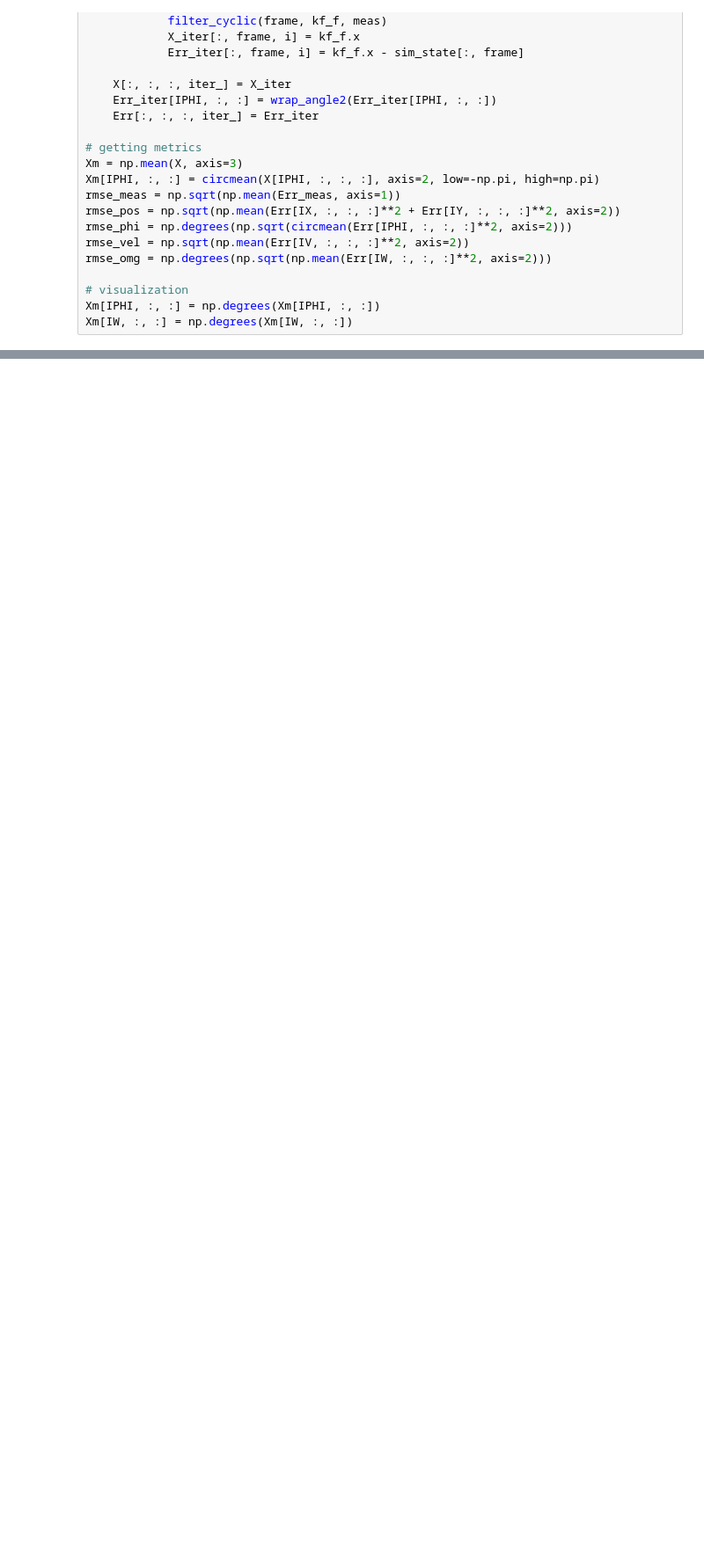
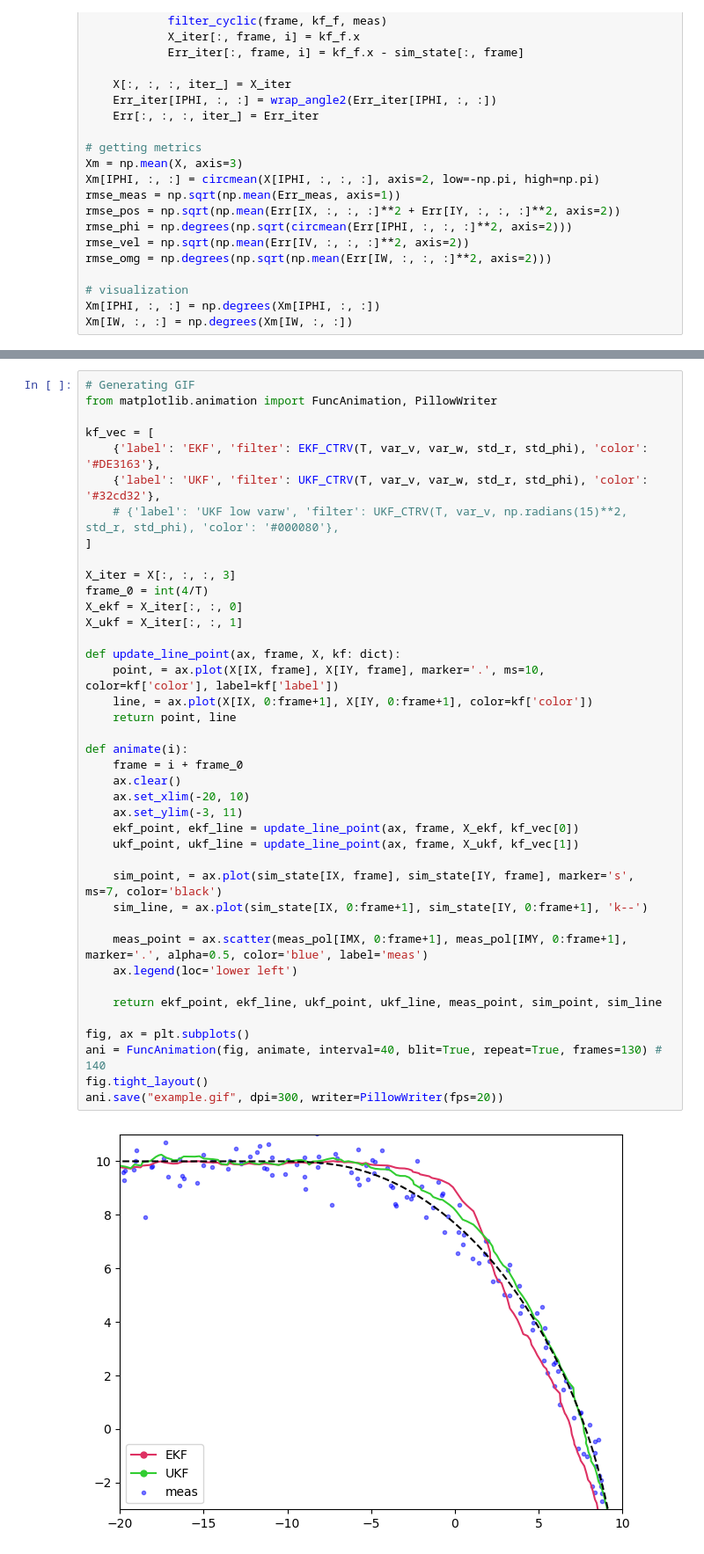
Before and after one commit to trujilloRJ/kf_sandbox, a Jupyter notebook: ekf_vs_ukf.ipynb, the cells around one changed output, grey strips where cells are left out. Shown: that part at 88% size. Saved outputs shown, nothing was run; the diff lists cells and outputs as text; blank space fills up the shorter version.

Commit message:
added example GIF

```diff
--- a/ekf_vs_ukf.ipynb
+++ b/ekf_vs_ukf.ipynb
@@ -177 +177,43 @@ fig_state.update_layout(
 fig_state.write_html("mean_state.html", full_html=False, include_plotlyjs='cdn')
+# %%
+# Generating GIF
+from matplotlib.animation import FuncAnimation, PillowWriter
+
+kf_vec = [
+    {'label': 'EKF', 'filter': EKF_CTRV(T, var_v, var_w, std_r, std_phi), 'color': '#DE3163'},
+    {'label': 'UKF', 'filter': UKF_CTRV(T, var_v, var_w, std_r, std_phi), 'color': '#32cd32'},
+    # {'label': 'UKF low varw', 'filter': UKF_CTRV(T, var_v, np.radians(15)**2, std_r, std_phi), 'color': '#000080'},
+]
+
+X_iter = X[:, :, :, 3]
+frame_0 = int(4/T)
+X_ekf = X_iter[:, :, 0]
+X_ukf = X_iter[:, :, 1]
+
+def update_line_point(ax, frame, X, kf: dict):
+    point, = ax.plot(X[IX, frame], X[IY, frame], marker='.', ms=10, color=kf['color'], label=kf['label'])
+    line, = ax.plot(X[IX, 0:frame+1], X[IY, 0:frame+1], color=kf['color'])
+    return point, line
+
+def animate(i):
+    frame = i + frame_0
+    ax.clear()
+    ax.set_xlim(-20, 10)
+    ax.set_ylim(-3, 11)
+    ekf_point, ekf_line = update_line_point(ax, frame, X_ekf, kf_vec[0])
+    ukf_point, ukf_line = update_line_point(ax, frame, X_ukf, kf_vec[1])
+
+    sim_point, = ax.plot(sim_state[IX, frame], sim_state[IY, frame], marker='s', ms=7, color='black')
+    sim_line, = ax.plot(sim_state[IX, 0:frame+1], sim_state[IY, 0:frame+1], 'k--')
+
+    meas_point = ax.scatter(meas_pol[IMX, 0:frame+1], meas_pol[IMY, 0:frame+1], marker='.', alpha=0.5, color='blue', label='meas')
+    ax.legend(loc='lower left')
+
+    return ekf_point, ekf_line, ukf_point, ukf_line, meas_point, sim_point, sim_line
+
+fig, ax = plt.subplots()
+ani = FuncAnimation(fig, animate, interval=40, blit=True, repeat=True, frames=130) # 140
+fig.tight_layout()
+ani.save("example.gif", dpi=300, writer=PillowWriter(fps=20))
+# %% [output]
+[figure, added]
```
Also changed, not shown: parts of 3 cells of this notebook, 3 other files.
